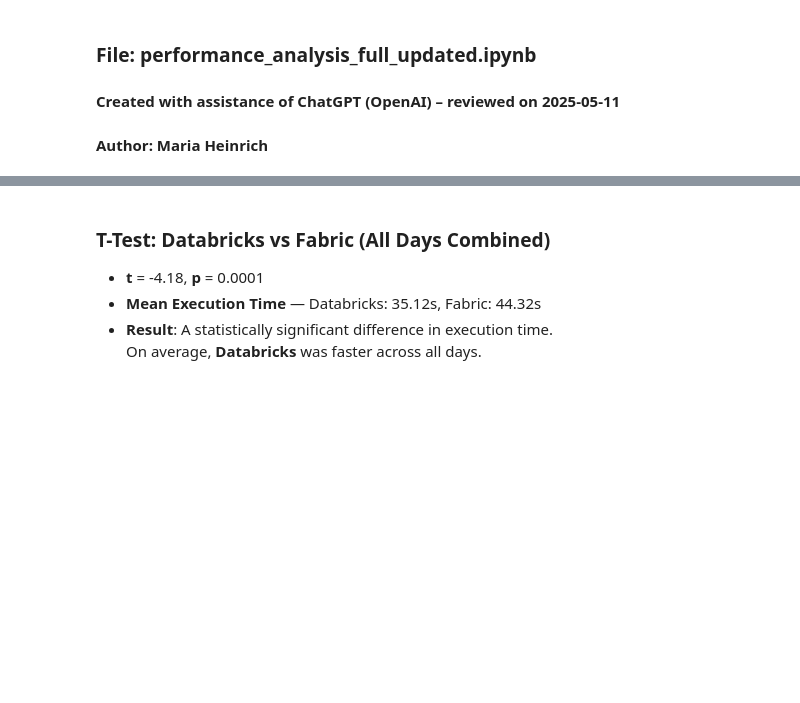
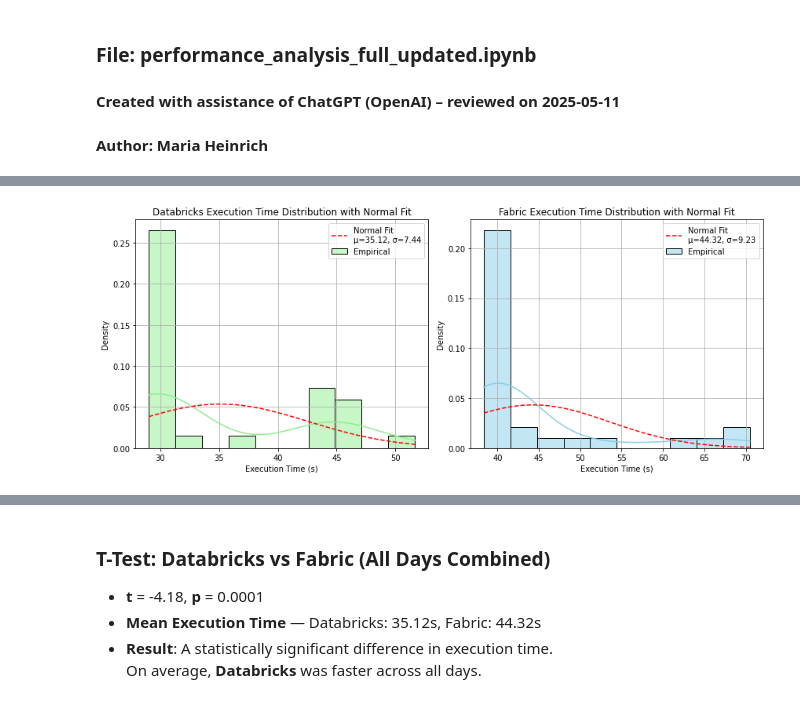
Before and after one commit to MHeini/2110837746_Maria_Heinrich, a Jupyter notebook: performance_analysis_full_updated.ipynb, the cells around one changed output, grey strips where cells are left out. Drawn from its saved outputs; the diff is of its cells as text; code cells hidden in the pictures; blank space fills up the shorter version.

```diff
--- a/performance_analysis_full_updated.ipynb
+++ b/performance_analysis_full_updated.ipynb
@@ -37,2 +80,39 @@ df.head()
+# %%
+# Extract execution times for Fabric and Databricks
+fabric_times = df[df["Environment"] == "Fabric"]["Execution Time (s)"]
+databricks_times = df[df["Environment"] == "Databricks"]["Execution Time (s)"]
+
+
+# Plot distribution with fitted normal for Databricks
+plt.figure(figsize=(12, 5))
+plt.subplot(1, 2, 1)
+sns.histplot(databricks_times, bins=10, kde=True, stat="density", color="lightgreen", label="Empirical")
+mu_db, std_db = norm.fit(databricks_times)
+x_db = np.linspace(databricks_times.min(), databricks_times.max(), 100)
+p_db = norm.pdf(x_db, mu_db, std_db)
+plt.plot(x_db, p_db, 'r--', label=f'Normal Fit\nμ={mu_db:.2f}, σ={std_db:.2f}')
+plt.title("Databricks Execution Time Distribution with Normal Fit")
+plt.xlabel("Execution Time (s)")
+plt.ylabel("Density")
+plt.legend()
+plt.grid(True)
+
+# Plot distribution with fitted normal for Fabric
+plt.subplot(1, 2, 2)
+sns.histplot(fabric_times, bins=10, kde=True, stat="density", color="skyblue", label="Empirical")
+mu_fab, std_fab = norm.fit(fabric_times)
+x_fab = np.linspace(fabric_times.min(), fabric_times.max(), 100)
+p_fab = norm.pdf(x_fab, mu_fab, std_fab)
+plt.plot(x_fab, p_fab, 'r--', label=f'Normal Fit\nμ={mu_fab:.2f}, σ={std_fab:.2f}')
+plt.title("Fabric Execution Time Distribution with Normal Fit")
+plt.xlabel("Execution Time (s)")
+plt.ylabel("Density")
+plt.legend()
+plt.grid(True)
+
+plt.tight_layout()
+plt.show()
+# %% [output]
+[figure, added]
 # %%
 
```
Also changed, not shown: parts of 8 cells of this notebook.
